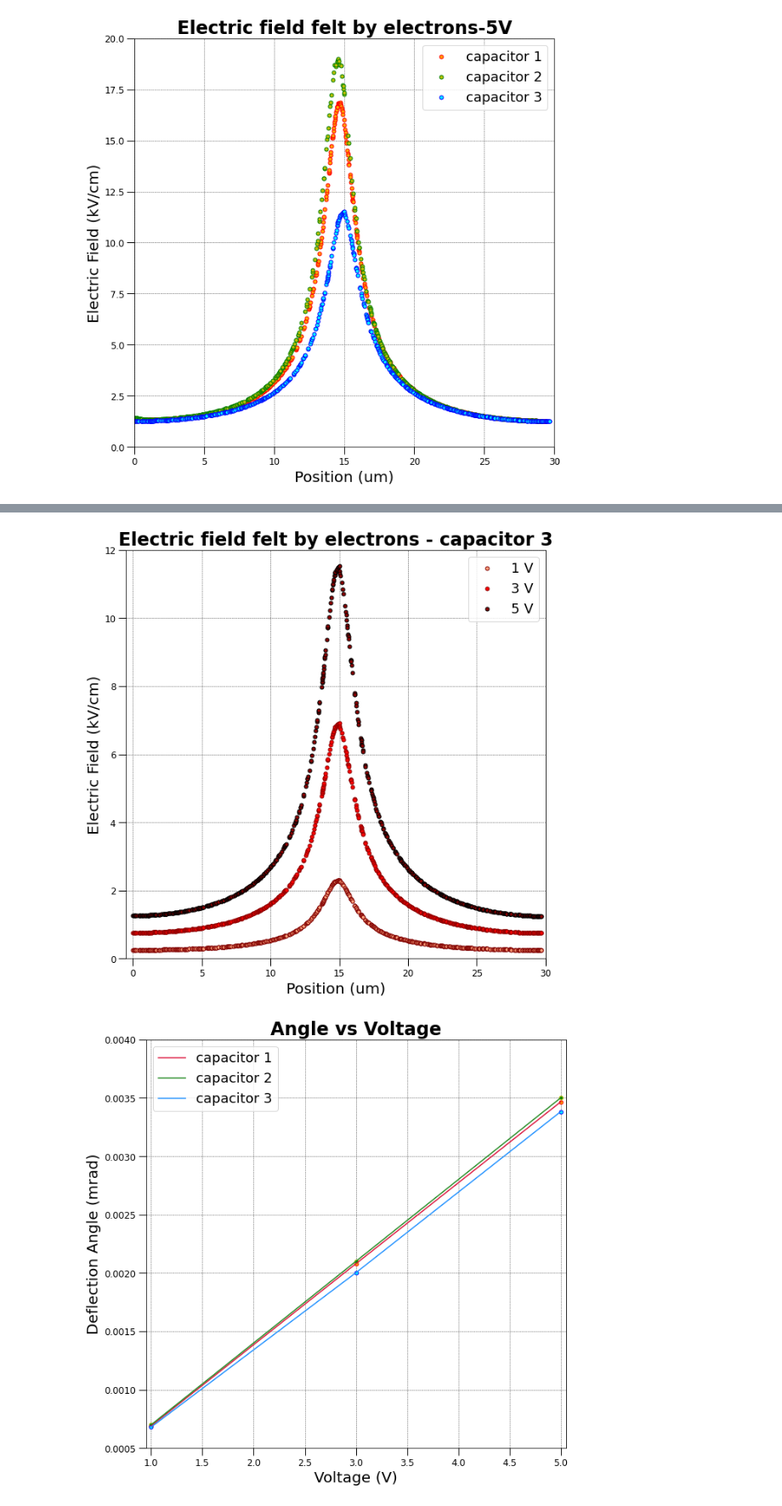
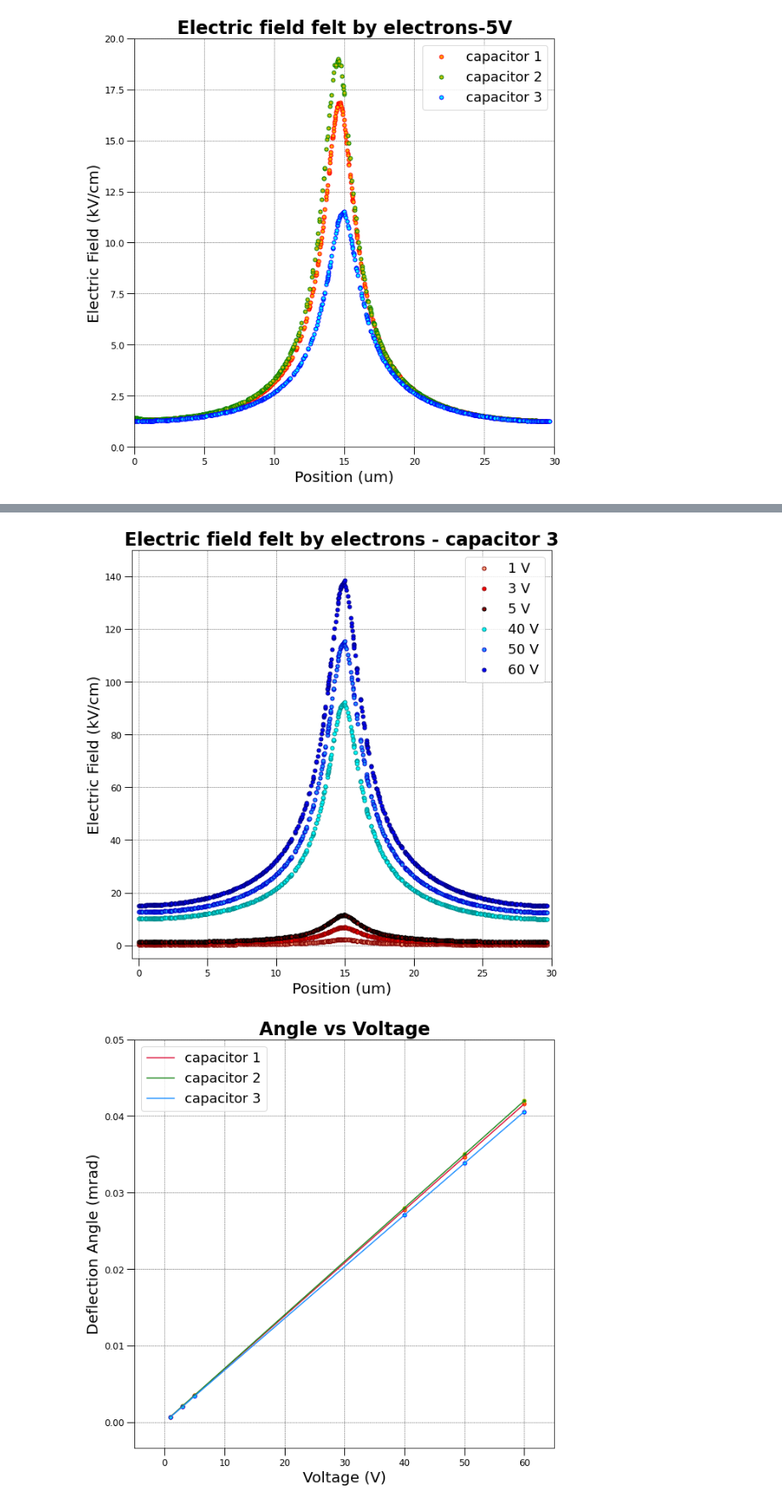
Before and after one commit to pier996/COMSOL_Capacitors, a Jupyter notebook: Capacitors.ipynb, the cells around one changed output, grey strips where cells are left out. Shown at 85% size. Drawn from its saved outputs; the diff is of its cells as text; code cells hidden in the pictures.

```diff
--- a/Capacitors.ipynb
+++ b/Capacitors.ipynb
@@ -345,50 +520,50 @@ plt.show()
 # %%
 fig, ax2 = plt.subplots(figsize=(10, 10))
 ax2.set_xlim(-0.5, 30)
-ax2.set_ylim(-0, 12)
+ax2.set_ylim(-5, 150)
 ax2.tick_params(which='major', width=1.0, labelsize = 12)
 ax2.tick_params(which='major', length=10)
 ax2.grid(linestyle="--", linewidth=0.5, color='.25', zorder=-10)
 ax2.plot(x3ud, y3ud, linewidth=0,marker='o', markerfacecolor='lightsalmon', markeredgecolor='maroon', markersize=5, label = "1 V")
 ax2.plot(x6ud, y6ud, linewidth=0,marker='o', markerfacecolor='r', markeredgecolor='darkred', markersize=5, label = "3 V")
 ax2.plot(x9ud, y9ud, linewidth=0,marker='o', markerfacecolor='darkred', markeredgecolor='k', markersize=5, label = "5 V")
+ax2.plot(x12ud, y12ud, linewidth=0,marker='o', markerfacecolor='cyan', markeredgecolor='darkcyan', markersize=5, label = "40 V")
+ax2.plot(x15ud, y15ud, linewidth=0,marker='o', markerfacecolor='dodgerblue', markeredgecolor='mediumblue', markersize=5, label = "50 V")
+ax2.plot(x18ud, y18ud, linewidth=0,marker='o', markerfacecolor='blue', markeredgecolor='navy', markersize=5, label = "60 V")
 ax2.set_title('Electric field felt by electrons - capacitor 3',weight='bold', size=24)
 ax2.set_xlabel('Position (um)', fontsize=20)
 ax2.set_ylabel('Electric Field (kV/cm)', fontsize=20)
 ax2.legend(loc='upper right', fontsize=18)
 plt.show()
 # %% [output]
-[figure, old version]
+[figure, new version]
 # %%
 data1 = np.loadtxt("data/angle/vt_cap1.txt")
 data2 = np.loadtxt("data/angle/vt_cap2.txt")
 data3 = np.loadtxt("data/angle/vt_cap3.txt")
 x1 = data1[:,0]
 y1 = data1[:,1]
 x2 = data2[:,0]
 y2 = data2[:,1]
 x3 = data3[:,0]
 y3 = data3[:,1]
 fig, ax = plt.subplots(figsize=(10, 10))
-ax.set_xlim(0.95, 5.05)
-ax.set_ylim(0.0005, 0.004)
+ax.set_xlim(-5, 65)
+ax.set_ylim(-0.0034, 0.05)
 ax.tick_params(which='major', width=1.0, labelsize = 12)
 ax.tick_params(which='major', length=10)
 ax.grid(linestyle="--", linewidth=0.5, color='.25', zorder=-10)
-ax.plot(x1, y1, linewidth=0,
-        marker='o', markerfacecolor='orange', markeredgecolor='r', markersize=5)
-ax.plot(x2, y2, linewidth=0,
-        marker='o', markerfacecolor='g', markeredgecolor='y', markersize=5)
-ax.plot(x3, y3, linewidth=0,
-        marker='o', markerfacecolor='cyan', markeredgecolor='b', markersize=5)
+ax.plot(x1, y1, linewidth=0, marker='o', markerfacecolor='orange', markeredgecolor='r', markersize=5)
+ax.plot(x2, y2, linewidth=0, marker='o', markerfacecolor='g', markeredgecolor='y', markersize=5)
+ax.plot(x3, y3, linewidth=0, marker='o', markerfacecolor='cyan', markeredgecolor='b', markersize=5)
 ax.plot(x1, y1, linewidth=1.5,  c="crimson", label = "capacitor 1")
 ax.plot(x2, y2, linewidth=1.5,  c="forestgreen", label = "capacitor 2")
 ax.plot(x3, y3, linewidth=1.5,  c="dodgerblue", label = "capacitor 3")
 
 ax.set_title('Angle vs Voltage',weight='bold', size=24)
 ax.set_xlabel('Voltage (V)', fontsize=20)
 ax.set_ylabel('Deflection Angle (mrad)', fontsize=20)
 ax.legend(loc='upper left', fontsize=18)
 plt.show()
 # %% [output]
-[figure, old version]
+[figure, new version]
```
Also changed, not shown: parts of 12 cells of this notebook.
